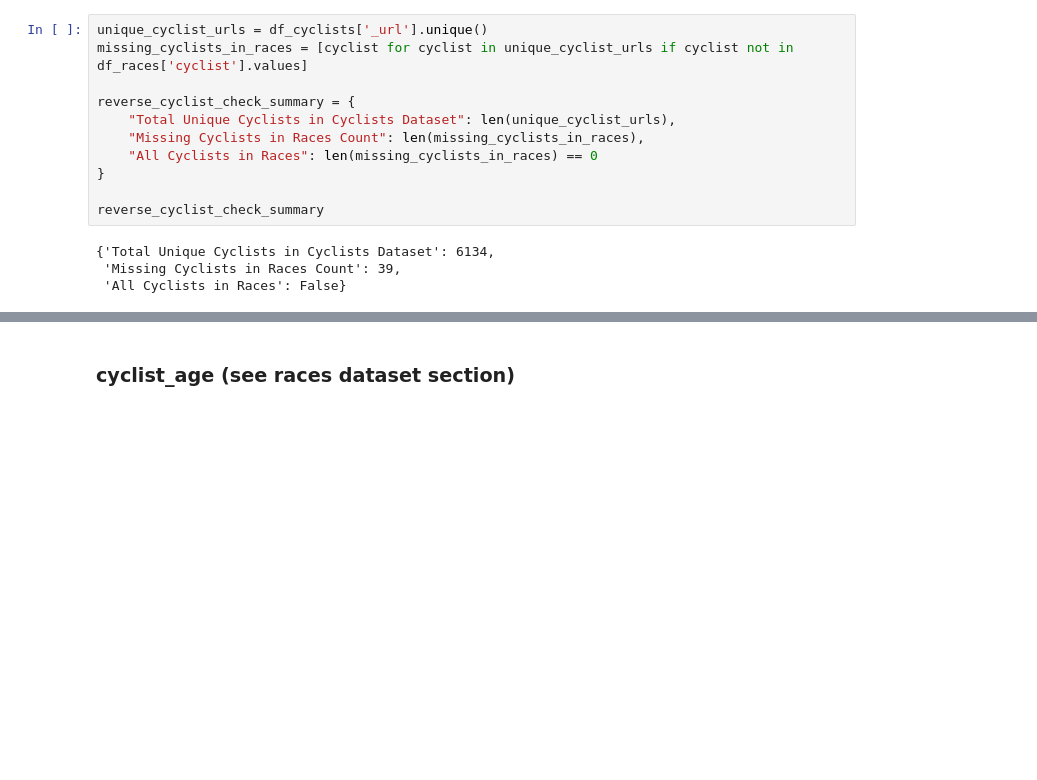
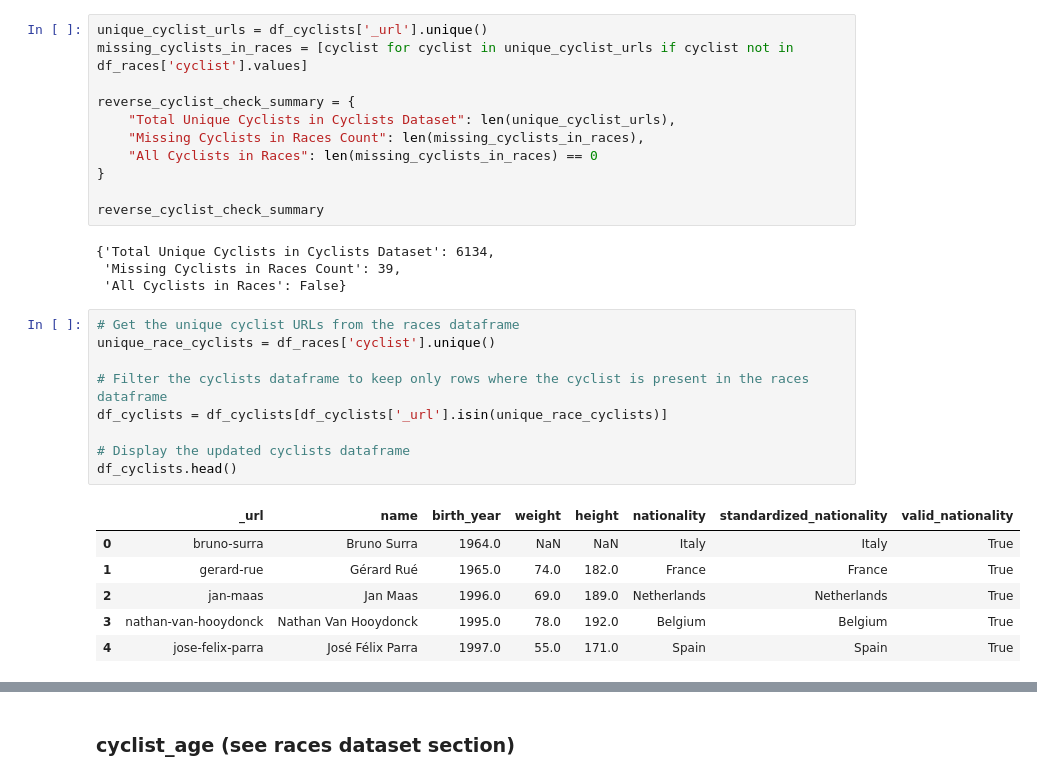
Before and after one commit to Dylan-Nico/Data-Mining-Cyclist-data, a Jupyter notebook: syntactic_semantic.ipynb, the cells around one changed output, grey strips where cells are left out. Saved outputs shown, nothing was run; the diff lists cells and outputs as text; blank space fills up the shorter version.

Commit message:
deleted cyclists

```diff
--- a/syntactic_semantic.ipynb
+++ b/syntactic_semantic.ipynb
@@ -659,3 +661,19 @@ reverse_cyclist_check_summary
 {'Total Unique Cyclists in Cyclists Dataset': 6134,
  'Missing Cyclists in Races Count': 39,
  'All Cyclists in Races': False}
+# %%
+# Get the unique cyclist URLs from the races dataframe
+unique_race_cyclists = df_races['cyclist'].unique()
+
+# Filter the cyclists dataframe to keep only rows where the cyclist is present in the races dataframe
+df_cyclists = df_cyclists[df_cyclists['_url'].isin(unique_race_cyclists)]
+
+# Display the updated cyclists dataframe
+df_cyclists.head()
+# %% [output]
+|  | _url | name | birth_year | weight | height | nationality | standardized_nationality | valid_nationality |
+| 0 | bruno-surra | Bruno Surra | 1964.0 | NaN | NaN | Italy | Italy | True |
+| 1 | gerard-rue | Gérard Rué | 1965.0 | 74.0 | 182.0 | France | France | True |
+| 2 | jan-maas | Jan Maas | 1996.0 | 69.0 | 189.0 | Netherlands | Netherlands | True |
+| 3 | nathan-van-hooydonck | Nathan Van Hooydonck | 1995.0 | 78.0 | 192.0 | Belgium | Belgium | True |
+| 4 | jose-felix-parra | José Félix Parra | 1997.0 | 55.0 | 171.0 | Spain | Spain | True |
```
Also changed, not shown: parts of 6 cells of this notebook.
